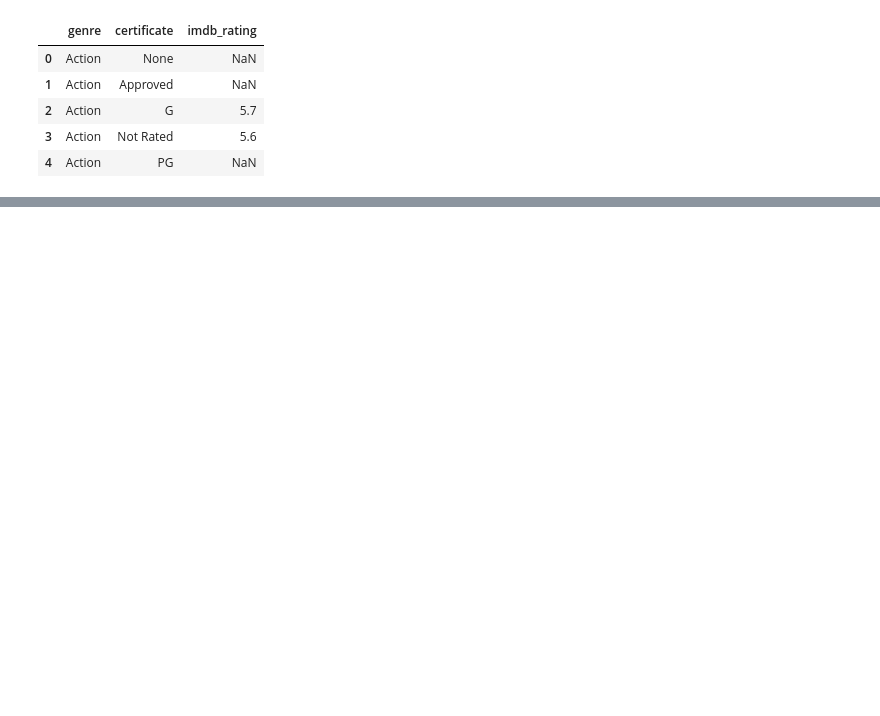
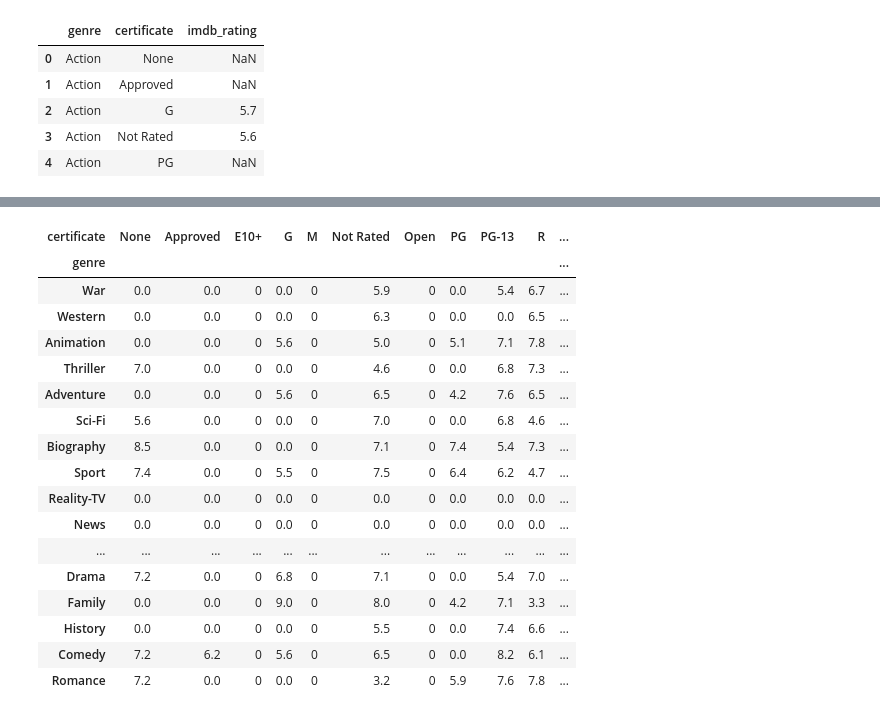
Before and after one commit to MsJacksonIYN/movies_mod1, a Jupyter notebook: EDA.ipynb, the cells around one changed output, grey strips where cells are left out. Cells and saved outputs as stored; diff of their text form; code cells hidden in the pictures; blank space fills up the shorter version.

```diff
--- a/EDA.ipynb
+++ b/EDA.ipynb
@@ -76,0 +115,32 @@ junction = junction[junction.where]
+# %%
+heatmap_data = pd.DataFrame(index=genres['genre'], columns=certificates['certificate'])
+heatmap_data
+
+for i in range(junction.shape[0]):
+    genr = junction.iloc[i]['genre']
+    cert = junction.iloc[i]['certificate']
+    imdb = junction.iloc[i]['imdb_rating']
+
+    heatmap_data.at[genr,cert] = imdb
+
+heatmap_data = heatmap_data.fillna(0)
+heatmap_data
+# %% [output]
+| certificate | None | Approved | E10+ | G | M | Not Rated | Open | PG | PG-13 | R | ... |
+| genre |  |  |  |  |  |  |  |  |  |  | ... |
+| War | 0.0 | 0.0 | 0 | 0.0 | 0 | 5.9 | 0 | 0.0 | 5.4 | 6.7 | ... |
+| Western | 0.0 | 0.0 | 0 | 0.0 | 0 | 6.3 | 0 | 0.0 | 0.0 | 6.5 | ... |
+| Animation | 0.0 | 0.0 | 0 | 5.6 | 0 | 5.0 | 0 | 5.1 | 7.1 | 7.8 | ... |
+| Thriller | 7.0 | 0.0 | 0 | 0.0 | 0 | 4.6 | 0 | 0.0 | 6.8 | 7.3 | ... |
+| Adventure | 0.0 | 0.0 | 0 | 5.6 | 0 | 6.5 | 0 | 4.2 | 7.6 | 6.5 | ... |
+| Sci-Fi | 5.6 | 0.0 | 0 | 0.0 | 0 | 7.0 | 0 | 0.0 | 6.8 | 4.6 | ... |
+| Biography | 8.5 | 0.0 | 0 | 0.0 | 0 | 7.1 | 0 | 7.4 | 5.4 | 7.3 | ... |
+| Sport | 7.4 | 0.0 | 0 | 5.5 | 0 | 7.5 | 0 | 6.4 | 6.2 | 4.7 | ... |
+| Reality-TV | 0.0 | 0.0 | 0 | 0.0 | 0 | 0.0 | 0 | 0.0 | 0.0 | 0.0 | ... |
+| News | 0.0 | 0.0 | 0 | 0.0 | 0 | 0.0 | 0 | 0.0 | 0.0 | 0.0 | ... |
+| ... | ... | ... | ... | ... | ... | ... | ... | ... | ... | ... | ... |
+| Drama | 7.2 | 0.0 | 0 | 6.8 | 0 | 7.1 | 0 | 0.0 | 5.4 | 7.0 | ... |
+| Family | 0.0 | 0.0 | 0 | 9.0 | 0 | 8.0 | 0 | 4.2 | 7.1 | 3.3 | ... |
+| History | 0.0 | 0.0 | 0 | 0.0 | 0 | 5.5 | 0 | 0.0 | 7.4 | 6.6 | ... |
+| Comedy | 7.2 | 6.2 | 0 | 5.6 | 0 | 6.5 | 0 | 0.0 | 8.2 | 6.1 | ... |
+| Romance | 7.2 | 0.0 | 0 | 0.0 | 0 | 3.2 | 0 | 5.9 | 7.6 | 7.8 | ... |
```
Also changed, not shown: parts of 7 cells of this notebook.
